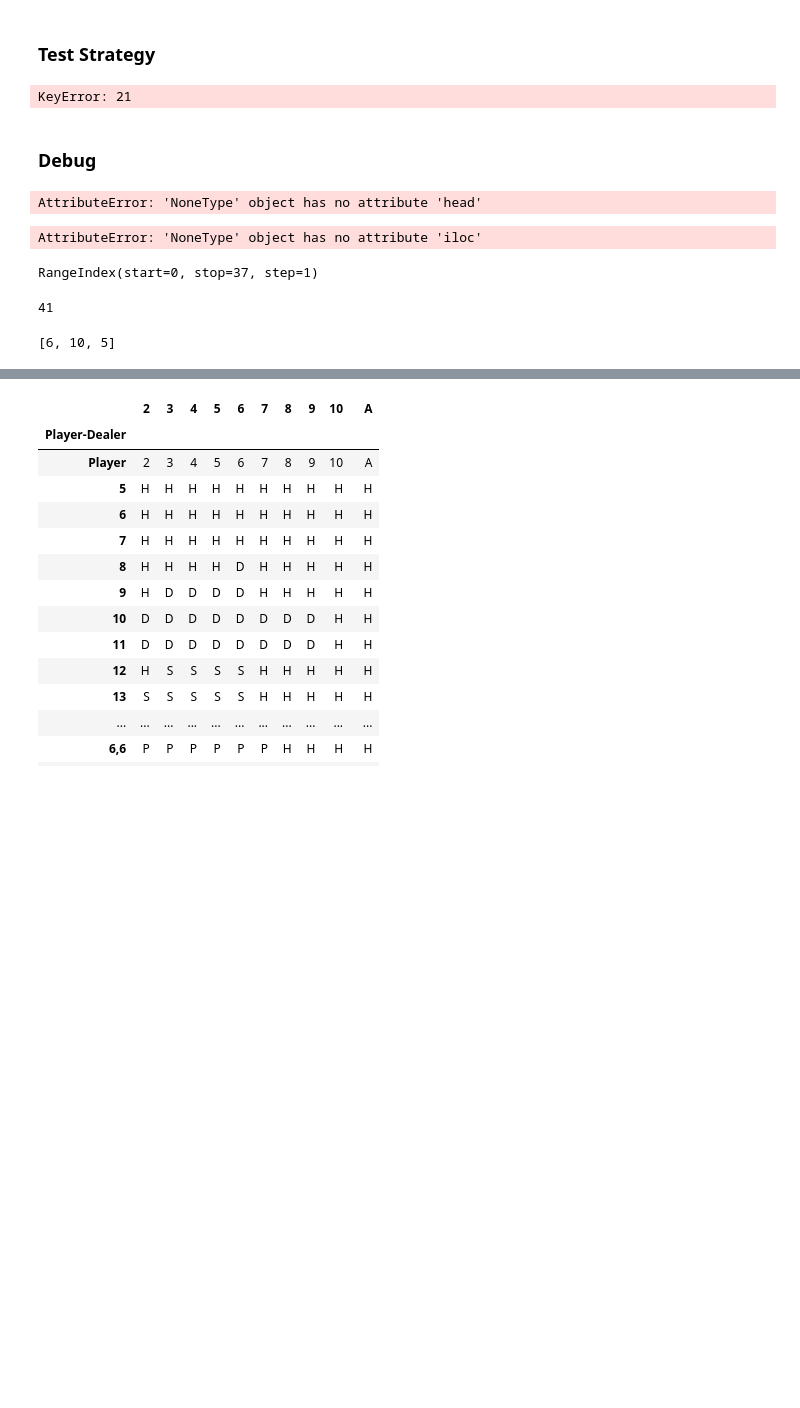
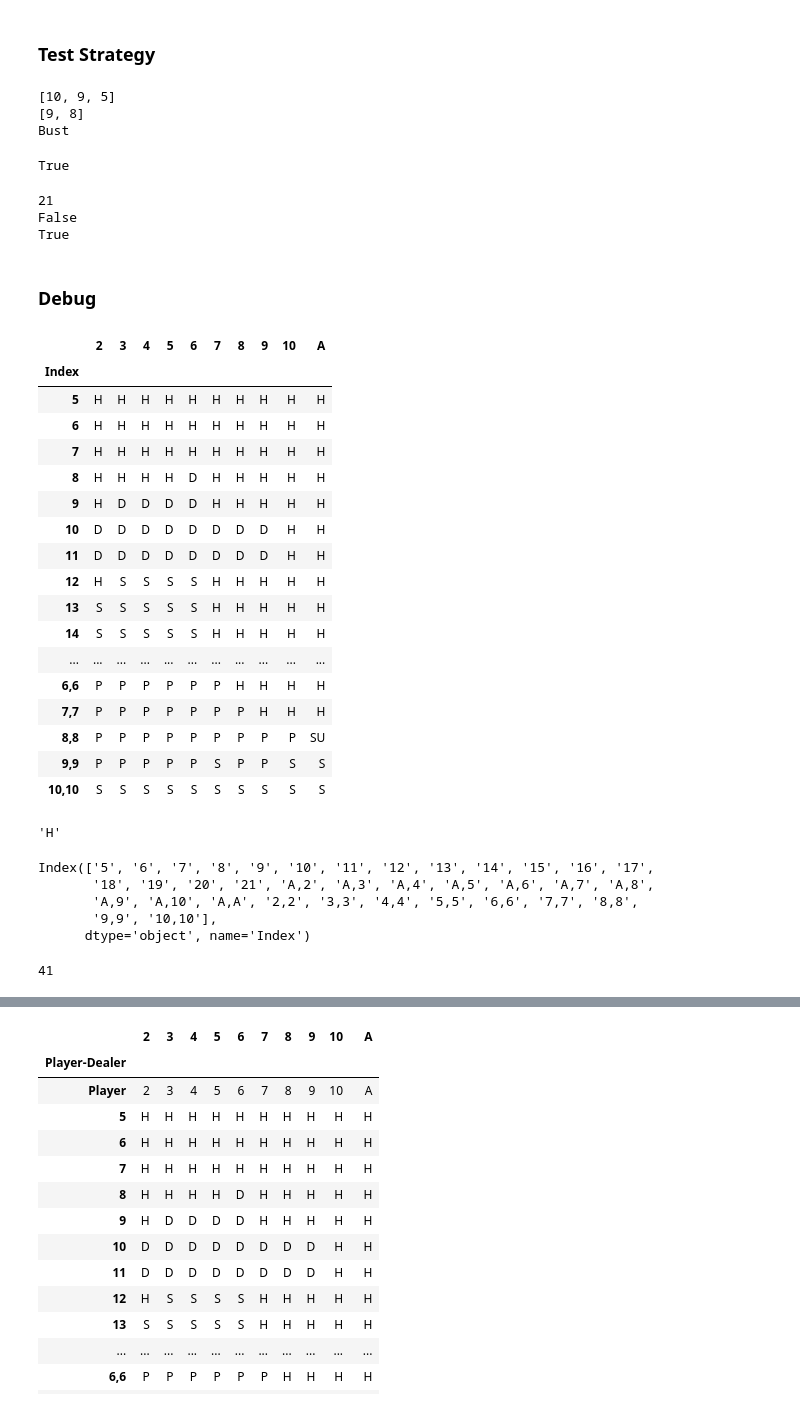
Before and after one commit to angelmvhill/BlackJack-Monte-Carlo-Simulation, a Jupyter notebook: blackjack_classes.ipynb, the cells around one changed output, grey strips where cells are left out. Saved outputs shown, nothing was run; the diff lists cells and outputs as text; code cells hidden in the pictures; blank space fills up the shorter version.

```diff
--- a/blackjack_classes.ipynb
+++ b/blackjack_classes.ipynb
@@ -219,10 +298,19 @@ class Strategy(Dealer):
 # %%
 # load strategy
 strategy = Strategy(0, 0, 0, 0)
-# strat = strategy.load_strategy()
+
+df = pd.read_csv('policy.csv')
+df.columns = ['Index', '2', '3', '4', '5', '6', '7', '8', '9', '10', 'A']
+df.set_index('Index', inplace=True, drop=True)
+
+# df.loc['14']['A']
 
 # test hit
-strategy.hit(player_cards, dealer_cards)
+# strategy.hit(player_cards, dealer_cards)
+# print(player_cards)
+player_cards = [10, 9, 5]
+print(player_cards)
+print(dealer_cards)
 
 # test double
 
@@ -231,36 +319,69 @@ strategy.hit(player_cards, dealer_cards)
 
 
 # test surrender
+
+
+# test strategy decision
+strategy.get_strategy_decision(player_cards, dealer_cards, df)
 # %% [output]
-KeyError: 21
+[10, 9, 5]
+[9, 8]
+Bust
+True
+# %%
+player_cards = ['A', 10]
+print(strategy.card_score(player_cards))
+print(strategy.bust(strategy.card_score(player_cards)))
+print(strategy.blackjack_value(player_cards))
+# %% [output]
+21
+False
+True
 # %% [markdown]
 ### Debug
 # %%
 # load strategy
-df = pd.read_csv('policy3.csv')
+df = pd.read_csv('policy.csv')
 
 df.columns = ['Index', '2', '3', '4', '5', '6', '7', '8', '9', '10', 'A']
 
 # delete column row and hard 4 row
-df = df.set_index('Index', inplace=True, drop=True)
+df.set_index('Index', inplace=True, drop=True)
 # %%
-df.head()
+df
 # %% [output]
-AttributeError: 'NoneType' object has no attribute 'head'
+|  | 2 | 3 | 4 | 5 | 6 | 7 | 8 | 9 | 10 | A |
+| Index |  |  |  |  |  |  |  |  |  |  |
+| 5 | H | H | H | H | H | H | H | H | H | H |
+| 6 | H | H | H | H | H | H | H | H | H | H |
+| 7 | H | H | H | H | H | H | H | H | H | H |
+| 8 | H | H | H | H | D | H | H | H | H | H |
+| 9 | H | D | D | D | D | H | H | H | H | H |
+| 10 | D | D | D | D | D | D | D | D | H | H |
+| 11 | D | D | D | D | D | D | D | D | H | H |
+| 12 | H | S | S | S | S | H | H | H | H | H |
+| 13 | S | S | S | S | S | H | H | H | H | H |
+| 14 | S | S | S | S | S | H | H | H | H | H |
+| ... | ... | ... | ... | ... | ... | ... | ... | ... | ... | ... |
+| 6,6 | P | P | P | P | P | P | H | H | H | H |
+| 7,7 | P | P | P | P | P | P | P | H | H | H |
+| 8,8 | P | P | P | P | P | P | P | P | P | SU |
+| 9,9 | P | P | P | P | P | S | P | P | S | S |
+| 10,10 | S | S | S | S | S | S | S | S | S | S |
-# %%
-df.iloc[[21]]
-# %% [output]
-AttributeError: 'NoneType' object has no attribute 'iloc'
+# %%
+df.loc['14']['A']
+# %% [output]
+'H'
 # %%
 print(df.index)
 # %% [output]
-RangeIndex(start=0, stop=37, step=1)
+Index(['5', '6', '7', '8', '9', '10', '11', '12', '13', '14', '15', '16', '17',
+       '18', '19', '20', '21', 'A,2', 'A,3', 'A,4', 'A,5', 'A,6', 'A,7', 'A,8',
+       'A,9', 'A,10', 'A,A', '2,2', '3,3', '4,4', '5,5', '6,6', '7,7', '8,8',
+       '9,9', '10,10'],
+      dtype='object', name='Index')
 # %%
 # check ace
 strategy.check_ace(player_cards)
 # %% [output]
 41
-# %%
-print(player_cards)
-# %% [output]
-[6, 10, 5]
```
Also changed, not shown: parts of 5 cells of this notebook, 3 other files.
